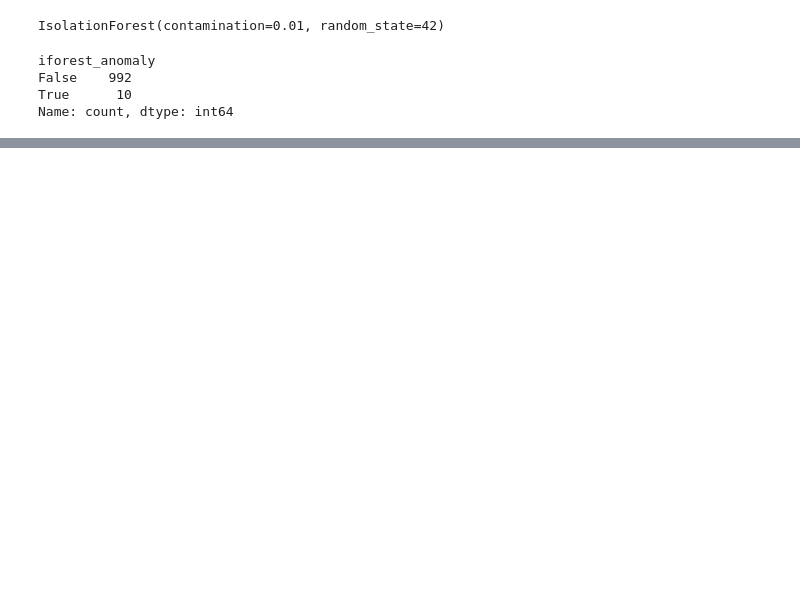
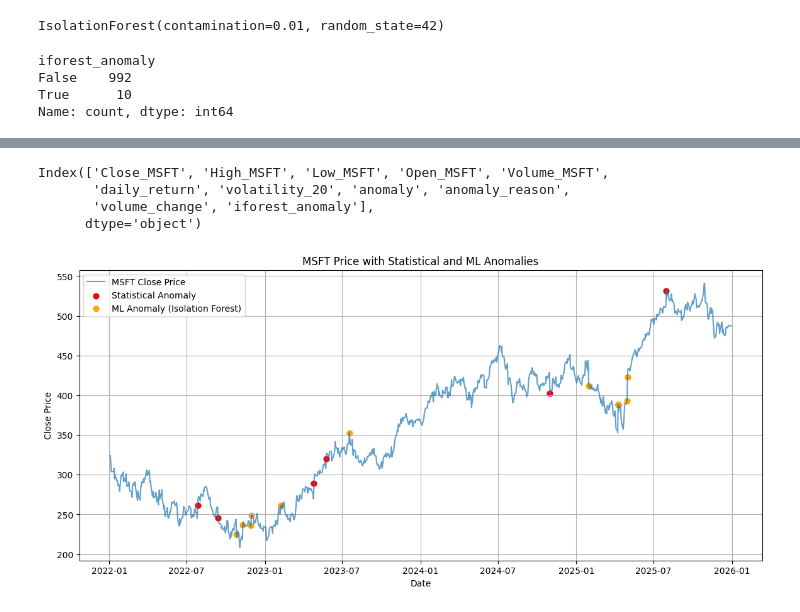
Before and after one commit to 4Anj/stock-market-anomaly-detection, a Jupyter notebook: notebooks/data_exploration.ipynb, the cells around one changed output, grey strips where cells are left out. Cells and saved outputs as stored; diff of their text form; code cells hidden in the pictures; blank space fills up the shorter version.

```diff
--- a/notebooks/data_exploration.ipynb
+++ b/notebooks/data_exploration.ipynb
@@ -263,2 +275,44 @@ data.loc[data["iforest_anomaly"] == True,
 | 2022-11-30 | 0.061624 | 0.028809 | 1.650557 |
 | 2023-02-07 | 0.042022 | 0.021250 | 1.257812 |
+# %%
+print(data.columns)
+# %% [output]
+Index(['Close_MSFT', 'High_MSFT', 'Low_MSFT', 'Open_MSFT', 'Volume_MSFT',
+       'daily_return', 'volatility_20', 'anomaly', 'anomaly_reason',
+       'volume_change', 'iforest_anomaly'],
+      dtype='object')
+# %%
+import matplotlib.pyplot as plt
+
+plt.figure(figsize=(14,6))
+
+# Base price plot
+plt.plot(
+    data.index,
+    data["Close_MSFT"],
+    label="MSFT Close Price",
+    alpha=0.7
+)
+
+# Statistical anomalies
+plt.scatter(
+    data[data["anomaly"]].index,
+    data[data["anomaly"]]["Close_MSFT"],
+    color='red', label="Statistical Anomaly", s=40
+)
+
+# ML anomalies (Isolation Forest)
+plt.scatter(
+    data[data["iforest_anomaly"]].index,
+    data[data["iforest_anomaly"]]["Close_MSFT"],
+    color='orange', label="ML Anomaly (Isolation Forest)", s=40
+)
+
+plt.title("MSFT Price with Statistical and ML Anomalies")
+plt.xlabel("Date")
+plt.ylabel("Close Price")
+plt.legend()
+plt.grid(True)
+plt.show()
+# %% [output]
+[figure, added]
```
Also changed, not shown: parts of 8 cells of this notebook, 18 other files.
